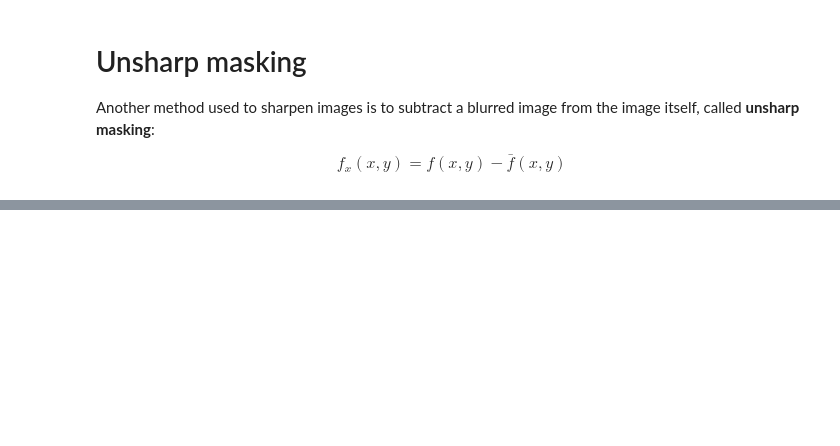
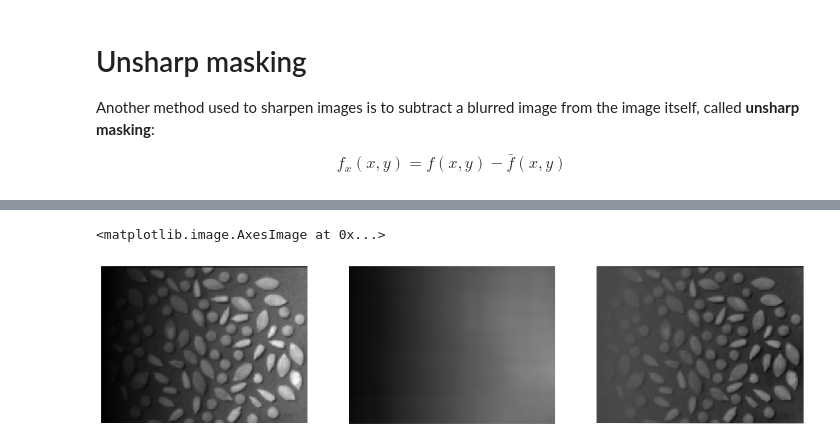
Before and after one commit to uw-cheme599/uw-cheme599.github.io, a Jupyter notebook: Wi20_content/L4_Spatial_Filtering.ipynb, the cells around one changed output, grey strips where cells are left out. Cells and saved outputs as stored; diff of their text form; code cells hidden in the pictures; blank space fills up the shorter version.

```diff
--- a/Wi20_content/L4_Spatial_Filtering.ipynb
+++ b/Wi20_content/L4_Spatial_Filtering.ipynb
@@ -145,0 +161,19 @@ axes[2].imshow(im_avg - im_blur, cmap='gray')
+# %%
+im2 = img_as_ubyte(plt.imread('https://clouard.users.greyc.fr/Pantheon/experiments/illumination-correction/grain.png'))
+# %%
+im2_avg = rank.mean(im2, square(100))
+alpha=1.2
+im2_fl = custom_uint(im2 - alpha*im2_avg)
+
+fig, axes = plt.subplots(ncols=3, figsize=(17,6))
+
+
+for ax in axes:
+    ax.axis('off')
+
+axes[0].imshow(im2, cmap='gray')
+axes[1].imshow(im2_avg, cmap='gray', vmin=0, vmax=255)
+axes[2].imshow(im2_fl, cmap='gray', vmin=0, vmax=255)
+# %% [output]
+<matplotlib.image.AxesImage at 0x...>
+[figure, added]
```
Also changed, not shown: parts of 6 cells of this notebook, 7 other files.
